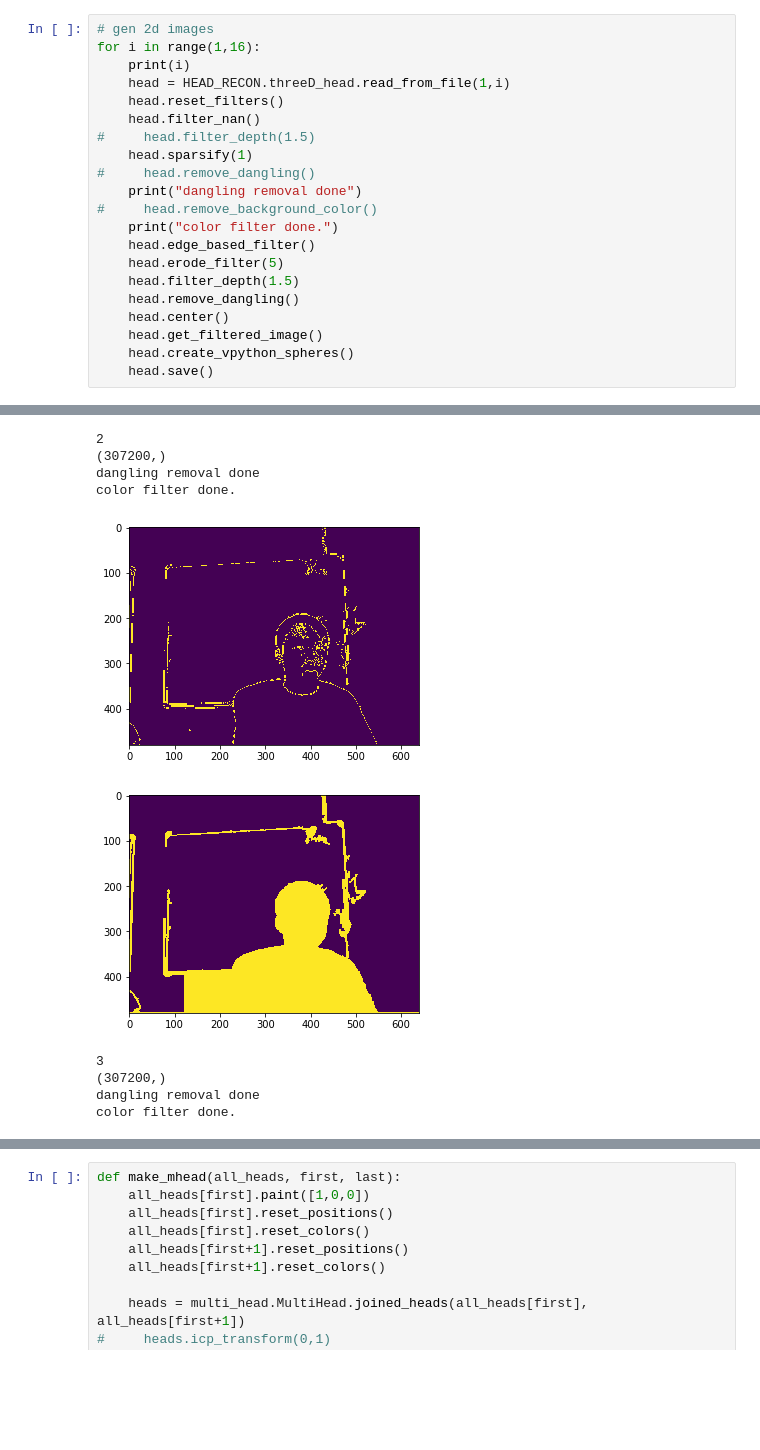
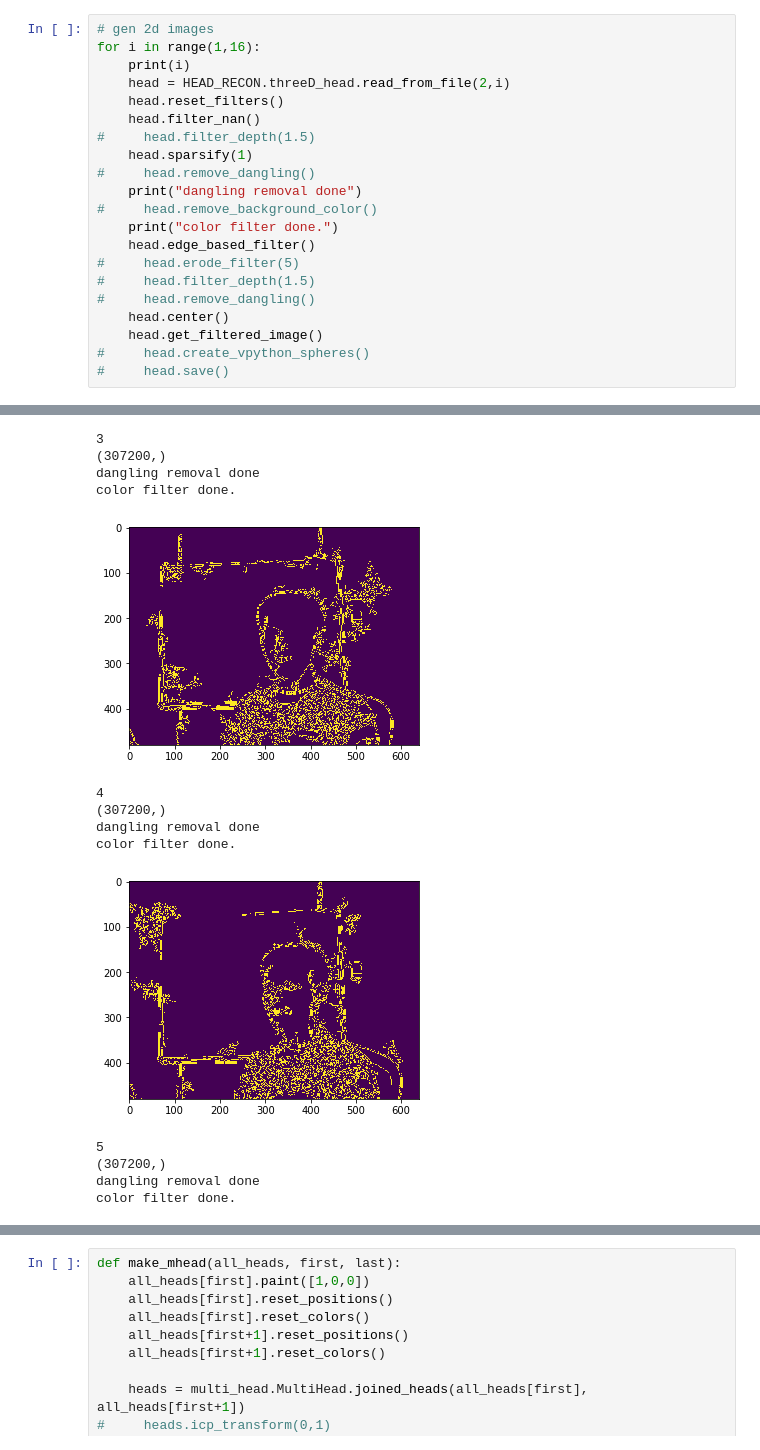
Before and after one commit to yichao-l/head_reconstruct, a Jupyter notebook: yichao-test.ipynb, the cells around one changed output, grey strips where cells are left out. Saved outputs shown, nothing was run; the diff lists cells and outputs as text; blank space fills up the shorter version.

```diff
--- a/yichao-test.ipynb
+++ b/yichao-test.ipynb
@@ -18,7 +18,7 @@ np.set_printoptions(threshold=sys.maxsize)
 # gen 2d images
 for i in range(1,16):
     print(i)
-    head = HEAD_RECON.threeD_head.read_from_file(1,i)
+    head = HEAD_RECON.threeD_head.read_from_file(2,i)
     head.reset_filters()
     head.filter_nan()
 #     head.filter_depth(1.5)
@@ -28,13 +28,13 @@ for i in range(1,16):
 #     head.remove_background_color()
     print("color filter done.")
     head.edge_based_filter()
-    head.erode_filter(5)
-    head.filter_depth(1.5)
-    head.remove_dangling()
+#     head.erode_filter(5)
+#     head.filter_depth(1.5)
+#     head.remove_dangling()
     head.center()
     head.get_filtered_image()
-    head.create_vpython_spheres()
-    head.save()
+#     head.create_vpython_spheres()
+#     head.save()
 # %% [output]
 1
 (307200,)
@@ -45,10 +49,14 @@ color filter done.
-2
-(307200,)
-dangling removal done
-color filter done.
+3
+(307200,)
+dangling removal done
+color filter done.
-[figure, old version]
+[figure, new version]
+4
+(307200,)
+dangling removal done
+color filter done.
-[figure, old version]
+[figure, new version]
-3
-(307200,)
-dangling removal done
-color filter done.
+5
+(307200,)
+dangling removal done
+color filter done.
```
Also changed, not shown: parts of 16 cells of this notebook, 2 other files.
